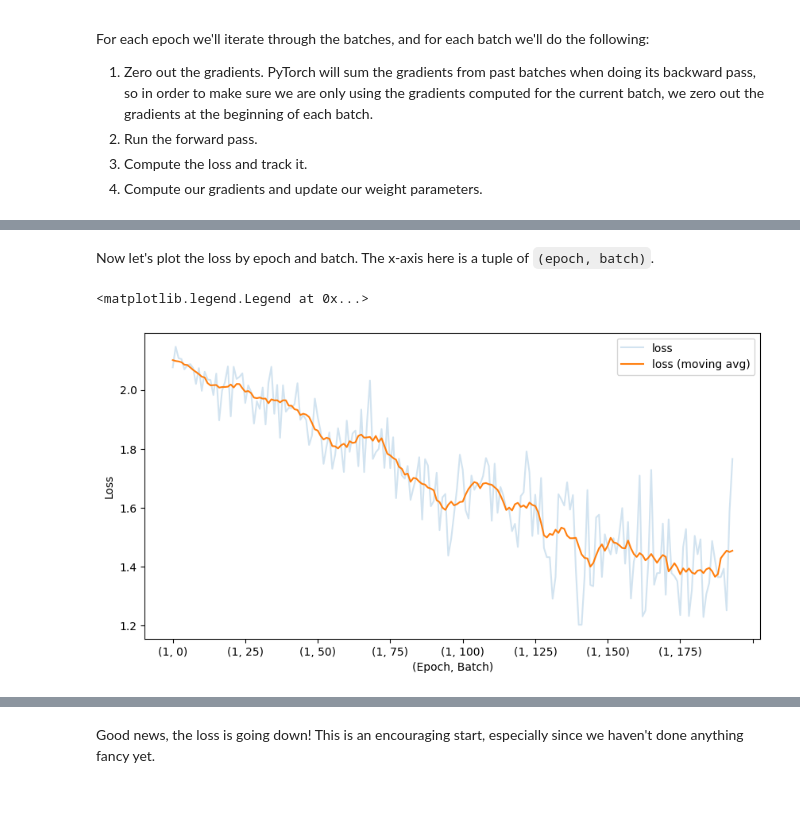
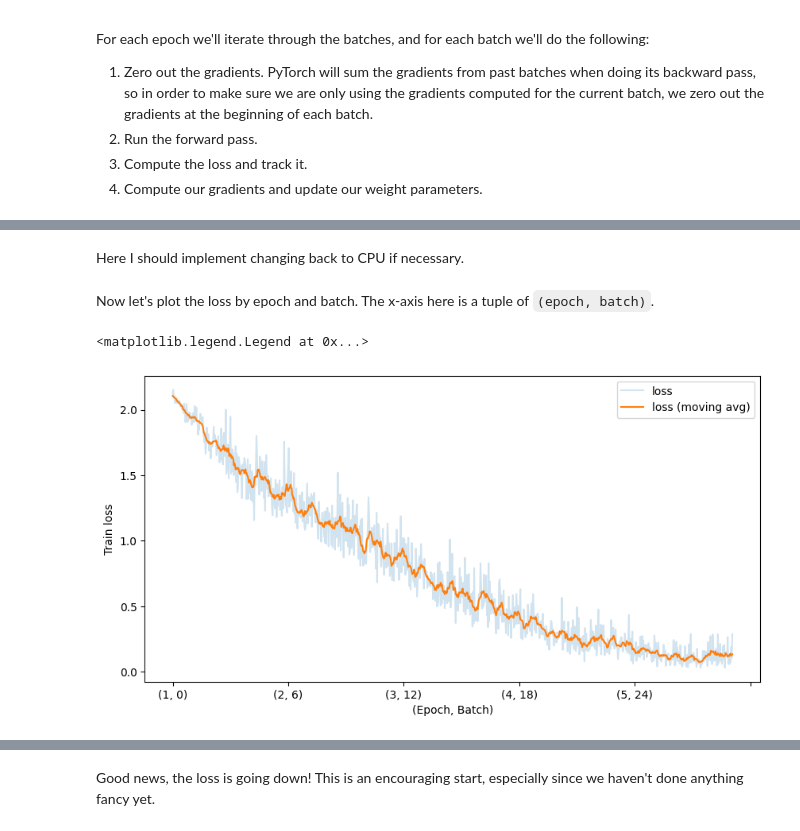
Before and after one commit to dominikhoeing/ds-capstone-project, a Jupyter notebook: notebooks/benchmark.ipynb, the cells around one changed output, grey strips where cells are left out. Saved outputs shown, nothing was run; the diff lists cells and outputs as text; code cells hidden in the pictures; blank space fills up the shorter version.

```diff
--- a/notebooks/benchmark.ipynb
+++ b/notebooks/benchmark.ipynb
@@ -351,3 +354,7 @@ Downloading: "https://download.pytorch.org/models/resnet50-0676ba61.pth" to /Use
+# %%
+device = torch.device("cuda" if torch.cuda.is_available() else "cpu")
+
+model = model.to(device)
 # %% [markdown]
 ### Define our loss function
 Cross entropy loss (or log loss) is a commonly used loss function for multi-class (not multi-label) image classification. We'll use this to compute loss for each training batch and then update our parameters accordingly.
@@ -368,32 +375,50 @@ For each epoch we'll iterate through the batches, and for each batch we'll do th
 3. Compute the loss and track it.
 4. Compute our gradients and update our weight parameters.
 # %%
-num_epochs = 1
+num_epochs = 5
 
-tracking_loss = {}
+train_loss = {}
+val_loss = {}
+
+# 0) also move images and labels to GPU as well
+
+
 
 for epoch in range(1, num_epochs + 1):
     print(f"Starting epoch {epoch}")
 
+
+
+    model.train()
     # iterate through the dataloader batches. tqdm keeps track of progress.
     for batch_n, batch in tqdm(
         enumerate(train_dataloader), total=len(train_dataloader)
     ):
+        images = batch['image'].to(device)
+        labels = batch['label'].to(device)
 
         # 1) zero out the parameter gradients so that gradients from previous batches are not used in this step
         optimizer.zero_grad()
 
         # 2) run the foward step on this batch of images
-        outputs = model(batch["image"])
+        outputs = model(images)
 
         # 3) compute the loss
-        loss = criterion(outputs, batch["label"])
+        loss = criterion(outputs, labels)
         # let's keep track of the loss by epoch and batch
-        tracking_loss[(epoch, batch_n)] = float(loss)
+        train_loss[(epoch, batch_n)] = float(loss)
 
         # 4) compute our gradients
         loss.backward()
         # update our weights
         optimizer.step()
+
+    model.eval()
+
+    with torch.no_grad():
+        for batch_n, batch in tqdm(enumerate(eval_dataloader), total=len(eval_dataloader)):
+            val_outputs = model(images)
+            loss = criterion(val_outputs, labels)
+            val_loss[(epoch, batch_n)] = float(loss)
 # %% [output]
 Starting epoch 1
@@ -399,0 +429,2 @@ Starting epoch 1
+# %% [markdown]
+Here I should implement changing back to CPU if necessary.
@@ -400,16 +438,16 @@ Starting epoch 1
 # %% [markdown]
 Now let's plot the loss by epoch and batch. The x-axis here is a tuple of `(epoch, batch)`.
 # %%
-tracking_loss = pd.Series(tracking_loss)
+train_loss = pd.Series(train_loss)
 
 plt.figure(figsize=(10, 5))
-tracking_loss.plot(alpha=0.2, label="loss")
-tracking_loss.rolling(center=True, min_periods=1, window=10).mean().plot(
+train_loss.plot(alpha=0.2, label="loss")
+train_loss.rolling(center=True, min_periods=1, window=10).mean().plot(
     label="loss (moving avg)"
 )
 plt.xlabel("(Epoch, Batch)")
-plt.ylabel("Loss")
+plt.ylabel("Train loss")
 plt.legend(loc=0)
 # %% [output]
 <matplotlib.legend.Legend at 0x...>
-[figure, old version]
+[figure, new version]
```
Also changed, not shown: parts of 21 cells of this notebook.
